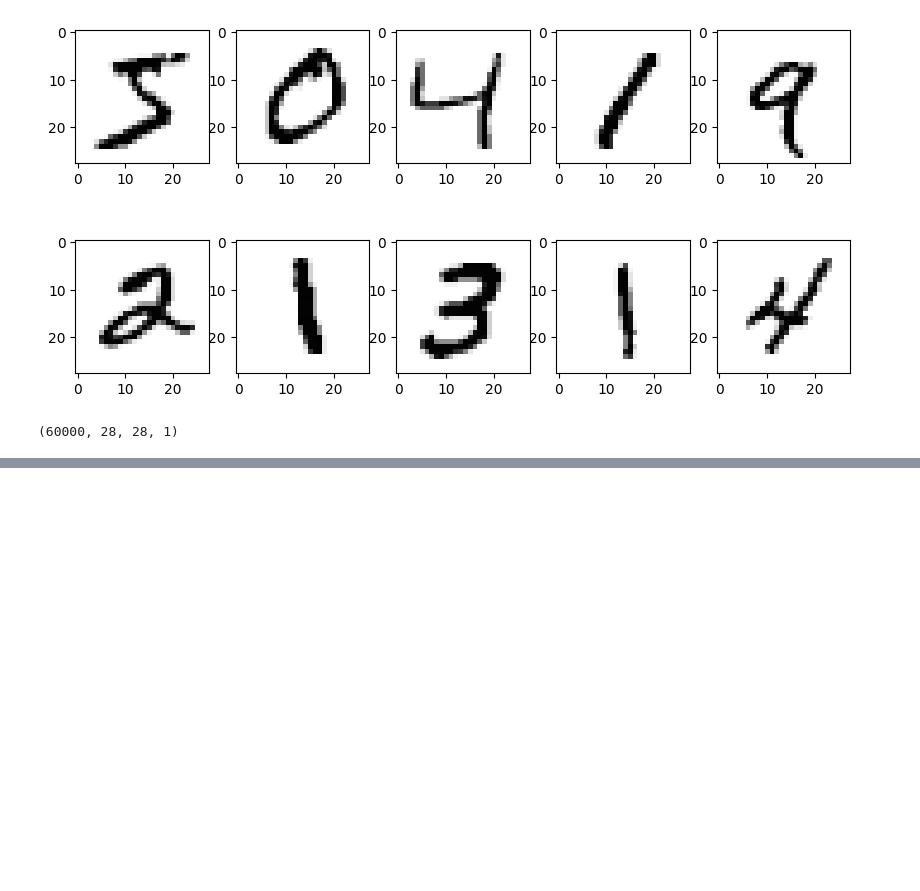
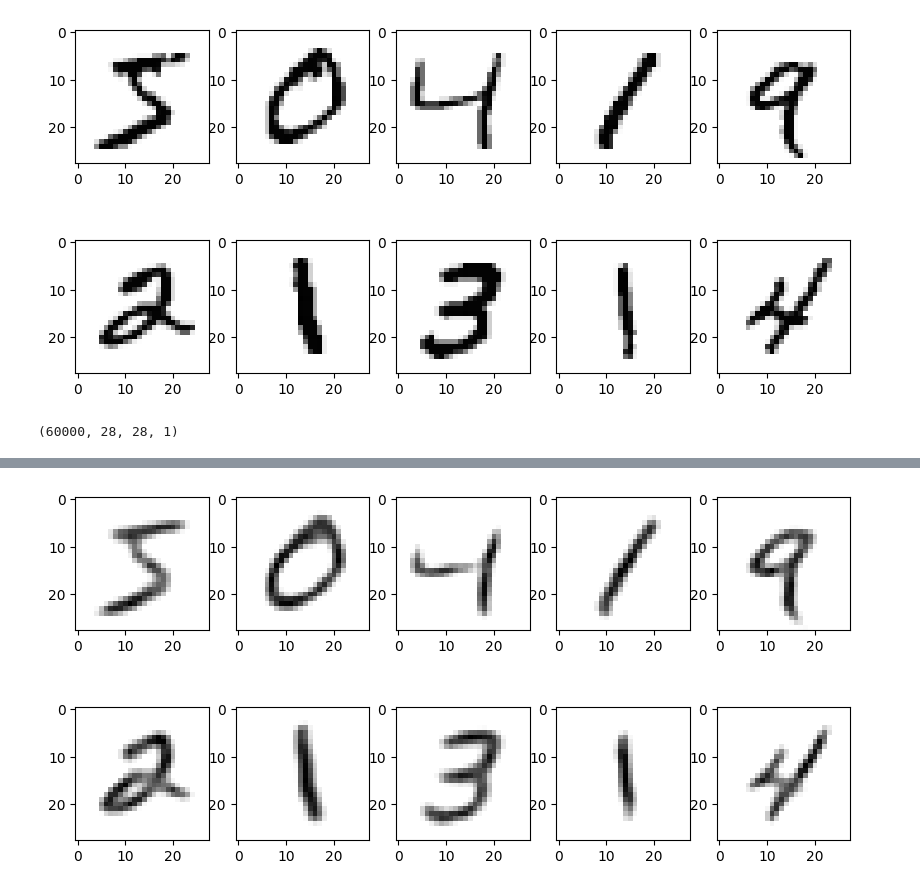
Before and after one commit to hongseoi/DeepLearning_prac, a Jupyter notebook: personal practice/autoencoder.ipynb, the cells around one changed output, grey strips where cells are left out. Cells and saved outputs as stored; diff of their text form; code cells hidden in the pictures; blank space fills up the shorter version.

```diff
--- a/personal practice/autoencoder.ipynb
+++ b/personal practice/autoencoder.ipynb
@@ -40,0 +131,8 @@ X_te = X_te_re/255.0
+# %%
+# 오토인코더 생성
+
+input_auto = Input(shape=(28,28,1))
+output_auto = decoder(encoder(input_auto))
+
+auto_encoder = Model(input_auto, output_auto)
+auto_encoder.summary()
@@ -40,0 +155,6 @@ X_te = X_te_re/255.0
+# %%
+# 모형 컴파일
+auto_encoder.compile(loss='mean_squared_error', optimizer='adam', metrics=['mean_squared_error'])
+# %%
+# 학습
+auto_encoder.fit(X_tn_ns, X_tn, epochs=1, batch_size=10)
@@ -40,0 +168,2 @@ X_te = X_te_re/255.0
+# %%
+X_pred = auto_encoder.predict(X_tn)
@@ -40,0 +172,10 @@ X_te = X_te_re/255.0
+# %%
+plt.figure(figsize=(10,5))
+for i in range(10):
+    plt.subplot(2,5,i+1)
+    plt.imshow(X_pred[i].reshape((28,28)),
+               cmap='Greys')
+
+plt.show()
+# %% [output]
+[figure, added]
```
Also changed, not shown: parts of 10 cells of this notebook.
